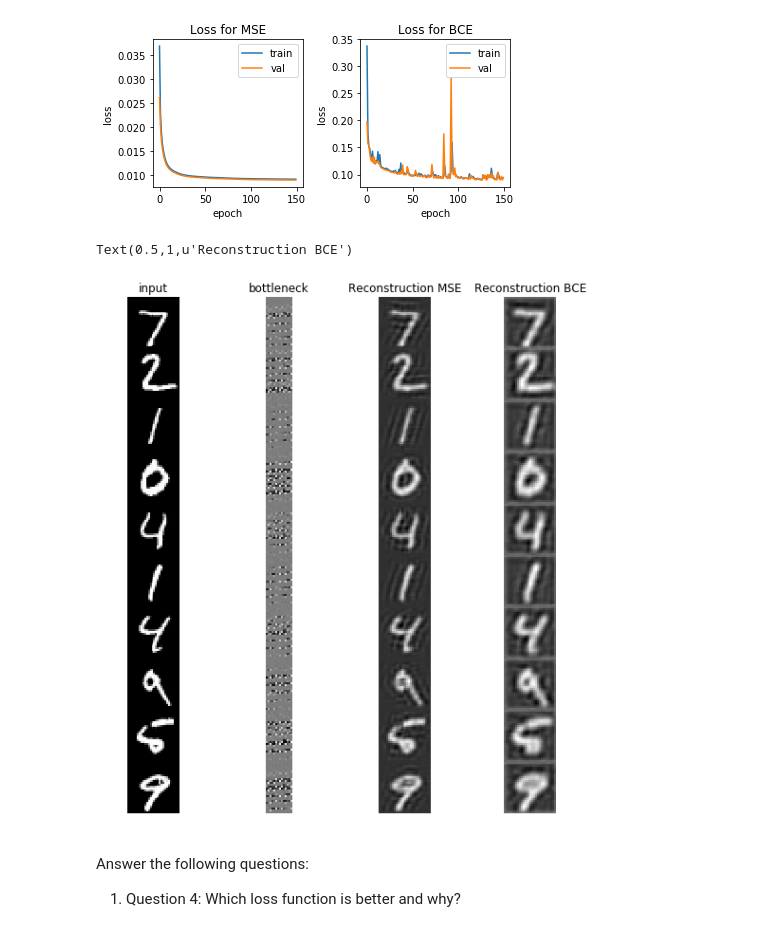
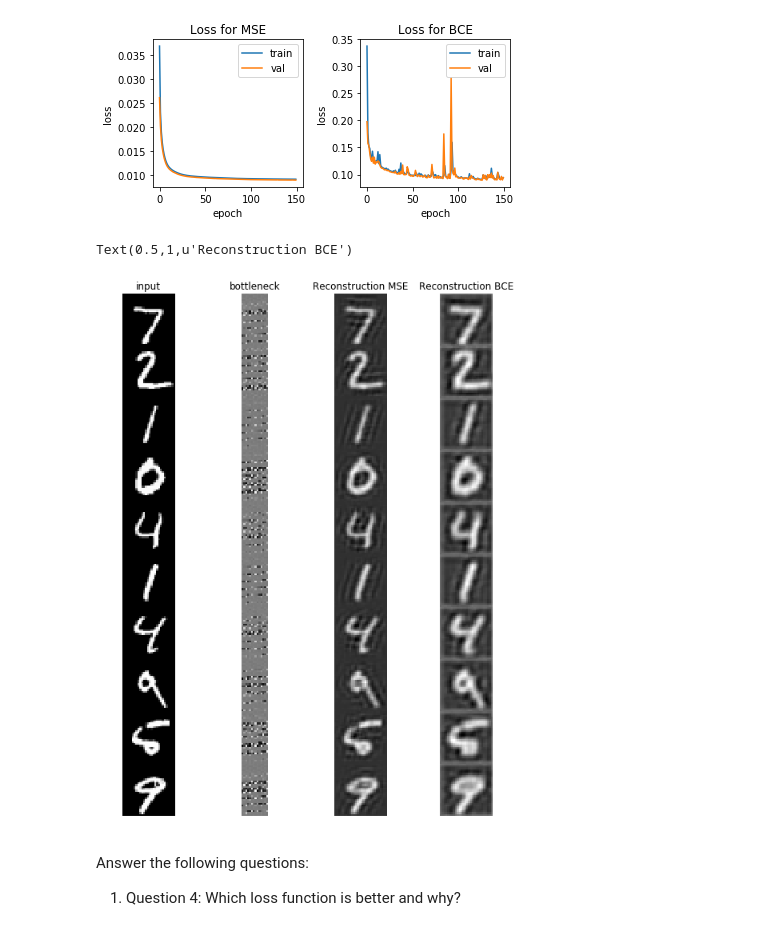
Before and after one commit to Salazar-Prime/deep_forget, a Jupyter notebook: Project 2 Autoencoders/Project_2_Student_code.ipynb, the cells around one changed output. Drawn from its saved outputs; the diff is of its cells as text; code cells hidden in the pictures.

```diff
--- a/Project 2 Autoencoders/Project_2_Student_code.ipynb
+++ b/Project 2 Autoencoders/Project_2_Student_code.ipynb
@@ -281,35 +281,35 @@ fig.tight_layout()
 #Show samples of 10 images, their hidden layer representations, and their reconstructions
 #FILL THIS CODE BLOCK IN AND PRODUCE SAMPLES
 
-fig = plt.figure(figsize=(6,10))
+fig = plt.figure(figsize=(6,12))
 fig.subplots_adjust(right=1.3)
 
 # input
 ax = fig.add_subplot(1,4,1)
 ax.imshow(data_test_part2[0:10].reshape(-1,28))
 ax.axis('off')
 ax.set_title('input')
 
 # bottleneck
 ax = fig.add_subplot(1,4,2)
 ax.imshow(conv_ae_hl[0:10].reshape(-1, 14))
 ax.axis('off')
 ax.set_title('bottleneck')
 
 # reconstruction MSE
 ax = fig.add_subplot(1,4,3)
 ax.imshow(predicted_data_mse[0:10].reshape(-1,28))
 ax.axis('off')
 ax.set_title('Reconstruction MSE')
 
 # reconstruction BCE
 ax = fig.add_subplot(1,4,4)
 ax.imshow(predicted_data_bce[0:10].reshape(-1,28))
 ax.axis('off')
 ax.set_title('Reconstruction BCE')
 # %% [output]
 Text(0.5,1,u'Reconstruction BCE')
-[figure, old version]
+[figure, new version]
 # %% [markdown]
 Answer the following questions:
 
```
Also changed, not shown: parts of 10 cells of this notebook.
